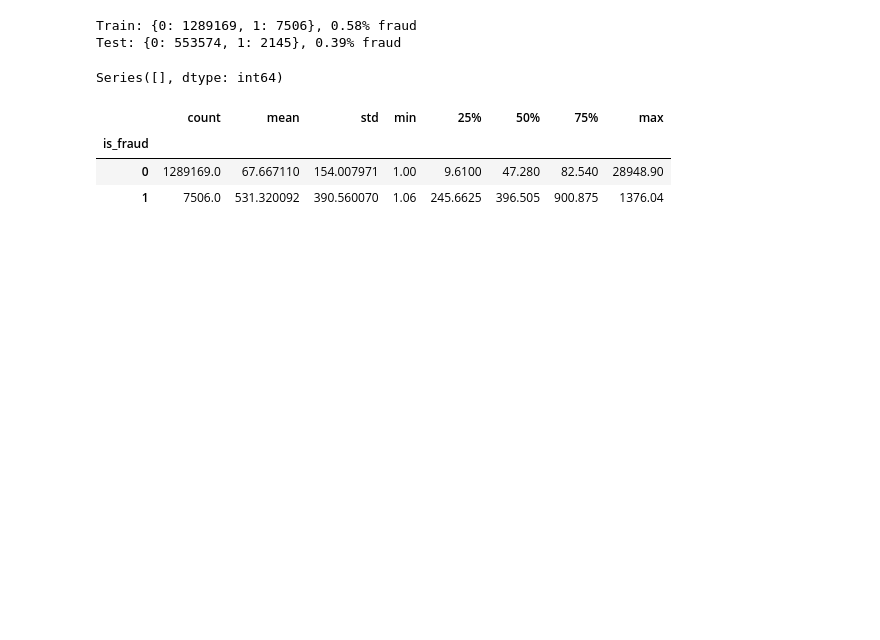
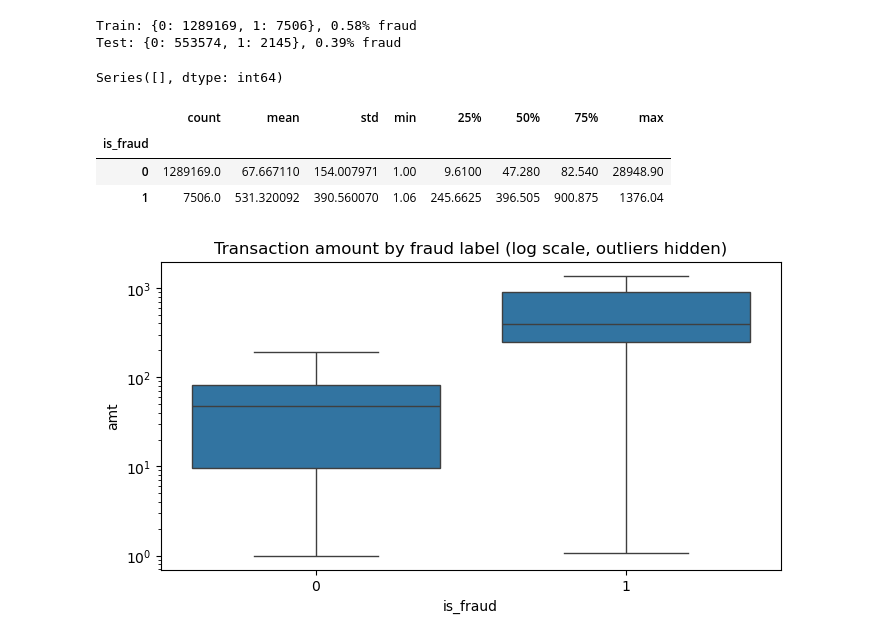
Before and after one commit to m7parikh/creditcard_fraud_model, a Jupyter notebook: pull_data.ipynb, the cells around one changed output. Cells and saved outputs as stored; diff of their text form; code cells hidden in the pictures; blank space fills up the shorter version.

```diff
--- a/pull_data.ipynb
+++ b/pull_data.ipynb
@@ -77,3 +77,11 @@ train_data.groupby("is_fraud")["amt"].describe()
 | is_fraud |  |  |  |  |  |  |  |  |
 | 0 | 1289169.0 | 67.667110 | 154.007971 | 1.00 | 9.6100 | 47.280 | 82.540 | 28948.90 |
 | 1 | 7506.0 | 531.320092 | 390.560070 | 1.06 | 245.6625 | 396.505 | 900.875 | 1376.04 |
+# %%
+fig, ax = plt.subplots(figsize=(8,4))
+sns.boxplot(data=train_data, x="is_fraud", y="amt", showfliers=False, ax=ax)
+ax.set_yscale("log")
+ax.set_title("Transaction amount by fraud label (log scale, outliers hidden)")
+plt.show()
+# %% [output]
+[figure, added]
```
Also changed, not shown: parts of 1 cell of this notebook.
